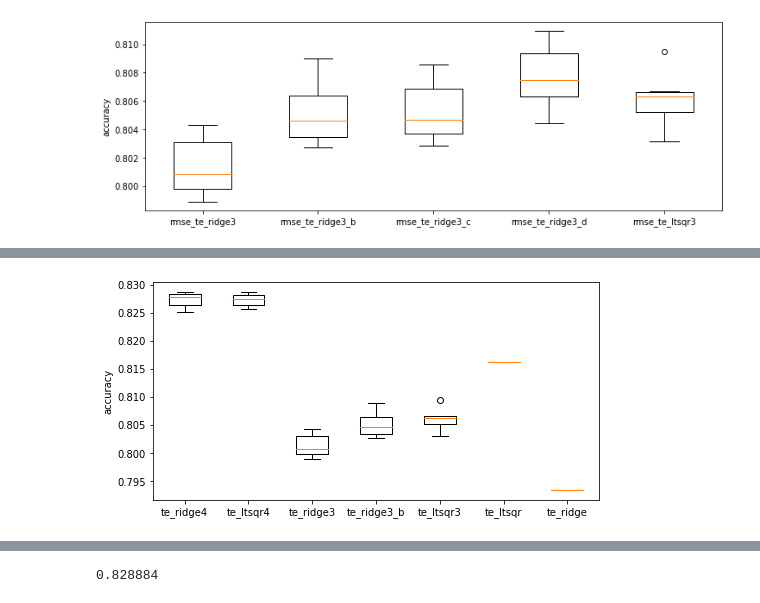
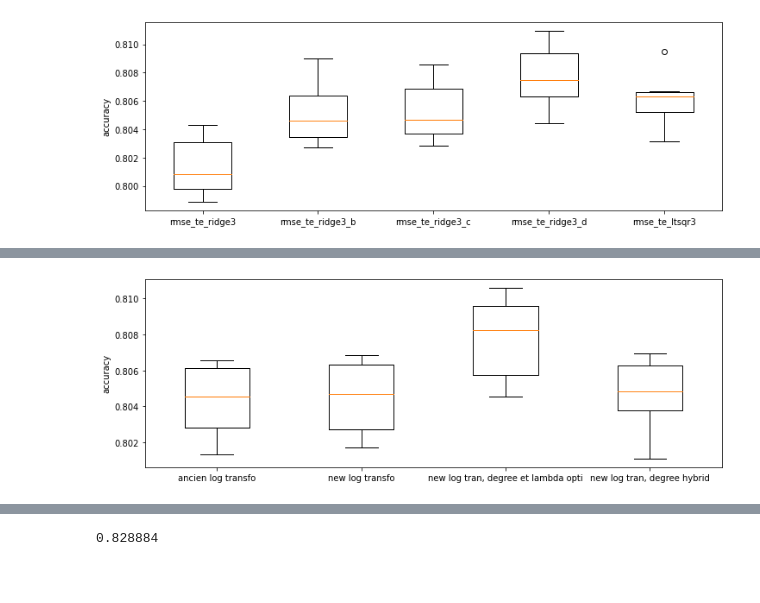
Before and after one commit to madtoinou/CS-433_HBozonClass, a Jupyter notebook: scripts/project1.ipynb, the cells around one changed output, grey strips where cells are left out. Drawn from its saved outputs; the diff is of its cells as text; code cells hidden in the pictures; blank space fills up the shorter version.

Commit message:
more cols log transfo

```diff
--- a/scripts/project1.ipynb
+++ b/scripts/project1.ipynb
@@ -1080,25 +1094,21 @@ print("finished")
 # %%
-plt.figure(figsize=[8,4])
+plt.figure(figsize=[12,4])
 plt.boxplot([
-             rmse_te_ridge4,
-             rmse_te_ltsqr4,
-             rmse_te_ridge3,
              rmse_te_ridge3_b,
-             rmse_te_ltsqr3,
-             rmse_te_ltsqr,
-             rmse_te_ridge,
+             rmse_te_ridge3_d,
+             rmse_te_ridge3_e,
+             rmse_te_ridge3_f
+
             ],
             labels=[
-                "te_ridge4",
-                "te_ltsqr4",
-                "te_ridge3",
-                "te_ridge3_b",
-                "te_ltsqr3",
-                "te_ltsqr",
-                "te_ridge",
+                "ancien log transfo",
+                "new log transfo",
+                "new log tran, degree et lambda opti",
+                "new log tran, degree hybrid"
+
             ])
 plt.ylabel("accuracy")
 #plt.ylim([0.2,0.5])
 plt.show()
 # %% [output]
-[figure, old version]
+[figure, new version]
```
Also changed, not shown: parts of 18 cells of this notebook, 2 other files.
